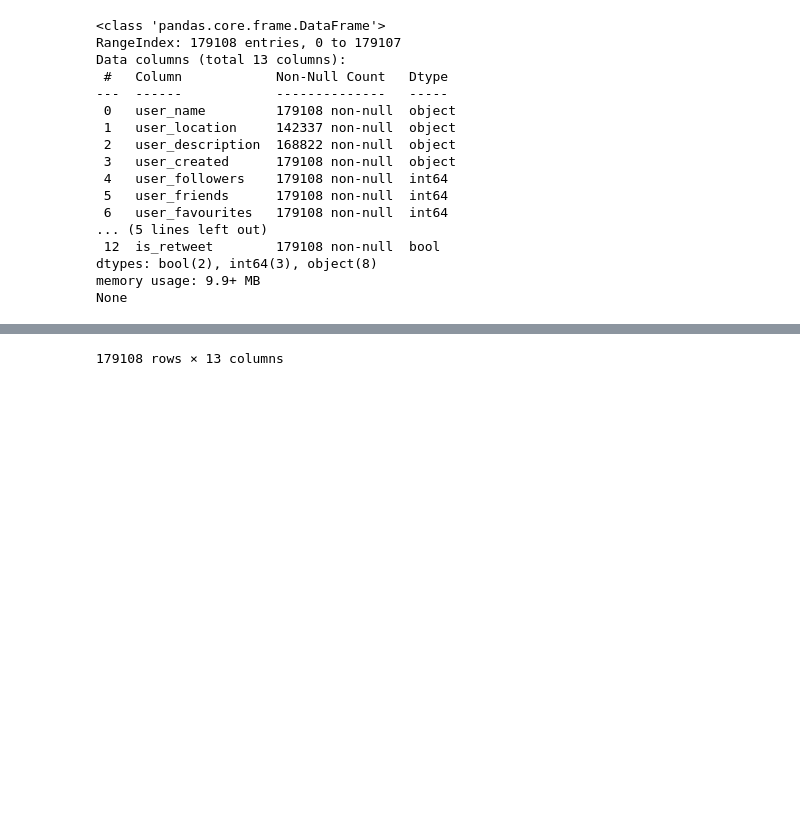
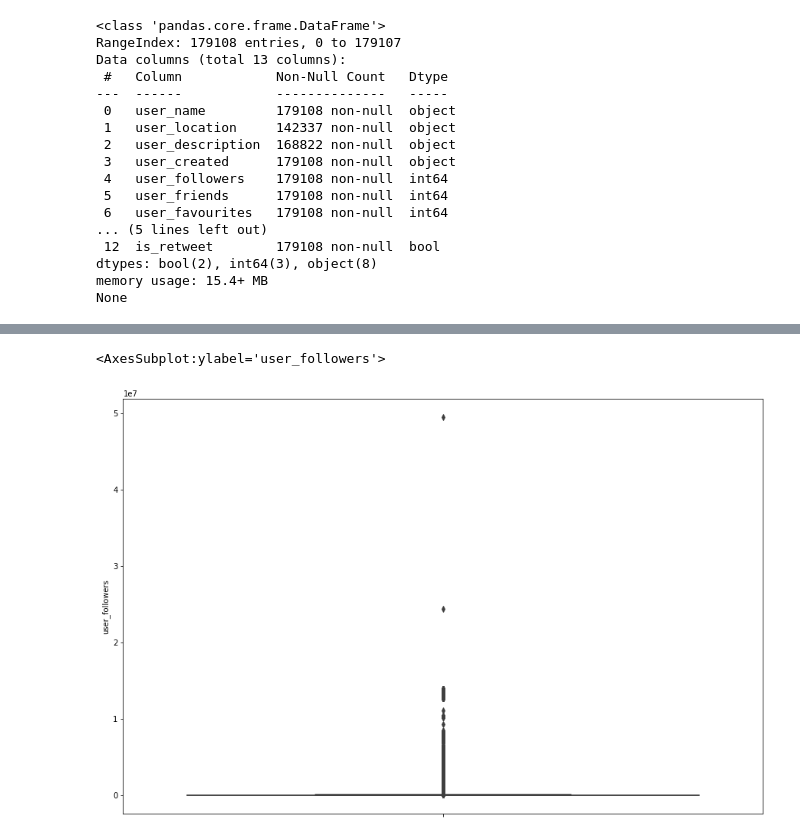
Before and after one commit to Xorsiphus/SOM, a Jupyter notebook: Lab_4/main.ipynb, the cells around one changed output, grey strips where cells are left out. Saved outputs shown, nothing was run; the diff lists cells and outputs as text; code cells hidden in the pictures; blank space fills up the shorter version.

```diff
--- a/Lab_4/main.ipynb
+++ b/Lab_4/main.ipynb
@@ -15,7 +12,8 @@ from sklearn.preprocessing import LabelEncoder, OneHotEncoder, MinMaxScaler, Sta
 # data = pd.read_csv('musicnet.csv')
 data = pd.read_csv('covid19_tweets.csv')
 print(data.info())
-data
+plt.figure(figsize=(15, 10))
+sns.boxplot(y=data['user_followers'])
 # %% [output]
 <class 'pandas.core.frame.DataFrame'>
 RangeIndex: 179108 entries, 0 to 179107
@@ -32,5 +30,5 @@ Data columns (total 13 columns):
 ... (5 lines left out)
  12  is_retweet        179108 non-null  bool
 dtypes: bool(2), int64(3), object(8)
-memory usage: 9.9+ MB
+memory usage: 15.4+ MB
 None
@@ -49 +35,2 @@ None
-179108 rows × 13 columns
+<AxesSubplot:ylabel='user_followers'>
+[figure, added]
```
Also changed, not shown: parts of 12 cells of this notebook, 4 other files.
